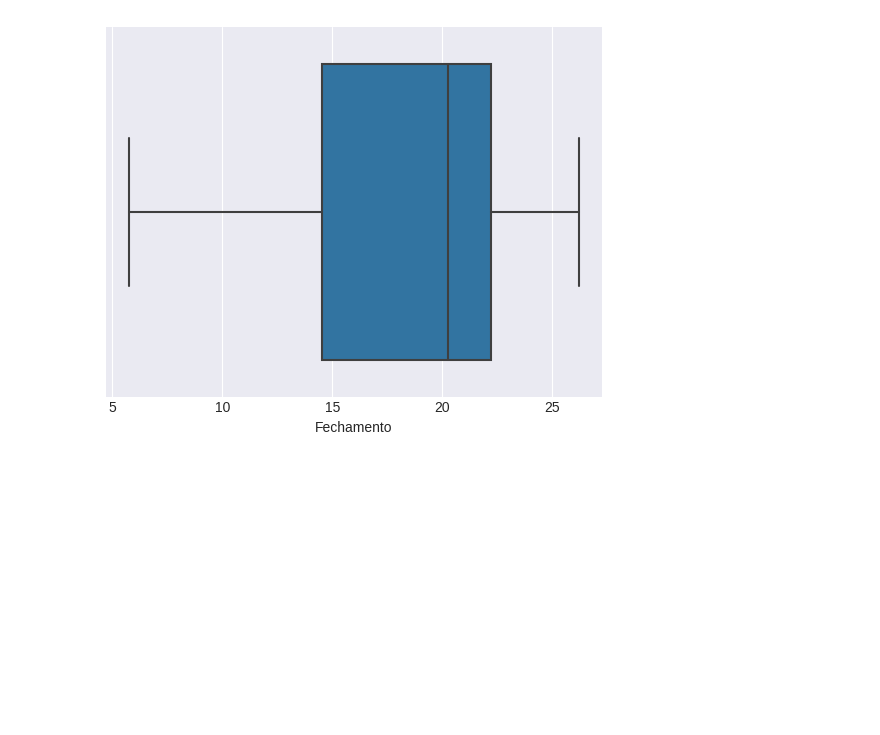
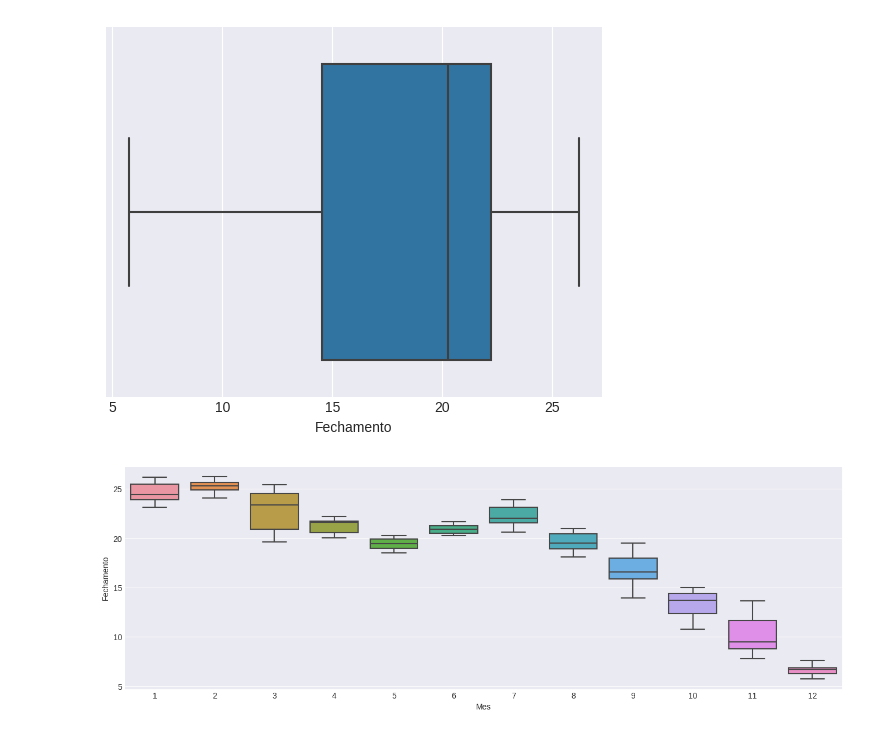
Before and after one commit to FabioHenriqueJ/Projeto-Mercado-Financeiro, a Jupyter notebook: Proj_Mercado_Finan.ipynb, the cells around one changed output. Saved outputs shown, nothing was run; the diff lists cells and outputs as text; code cells hidden in the pictures; blank space fills up the shorter version.

```diff
--- a/Proj_Mercado_Finan.ipynb
+++ b/Proj_Mercado_Finan.ipynb
@@ -115,3 +115,11 @@ plt.ylabel ('Valor da Ação (R$');
 sns.boxplot ( data=Dados, x= 'Fechamento');
 # %% [output]
 [figure]
+# %%
+# Boxplot mensal
+Base_Dados['Mes'] = Base_Dados['Data'].dt.month
+
+plt.figure( figsize= (16, 5))
+sns.boxplot(data=Base_Dados, x='Mes', y='Fechamento');
+# %% [output]
+[figure, added]
```
Also changed, not shown: parts of 2 cells of this notebook.
